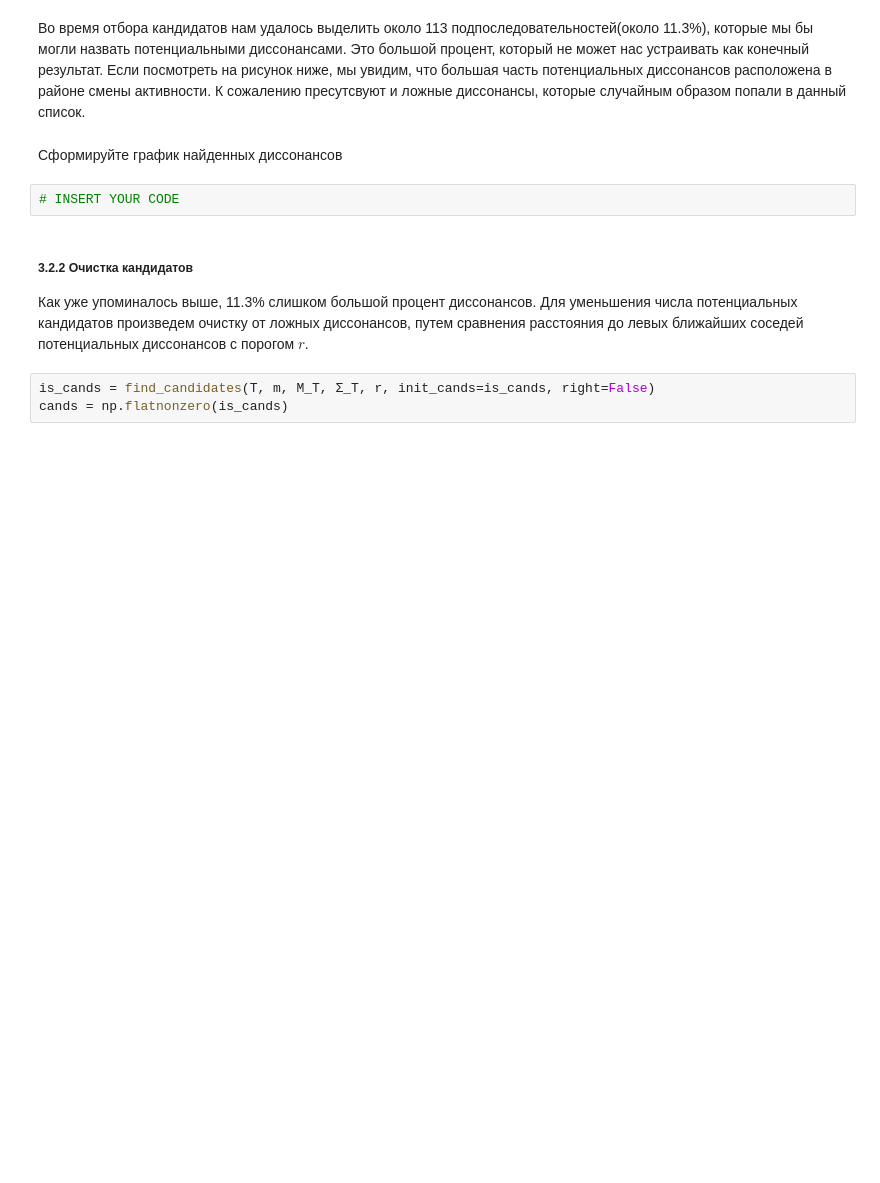
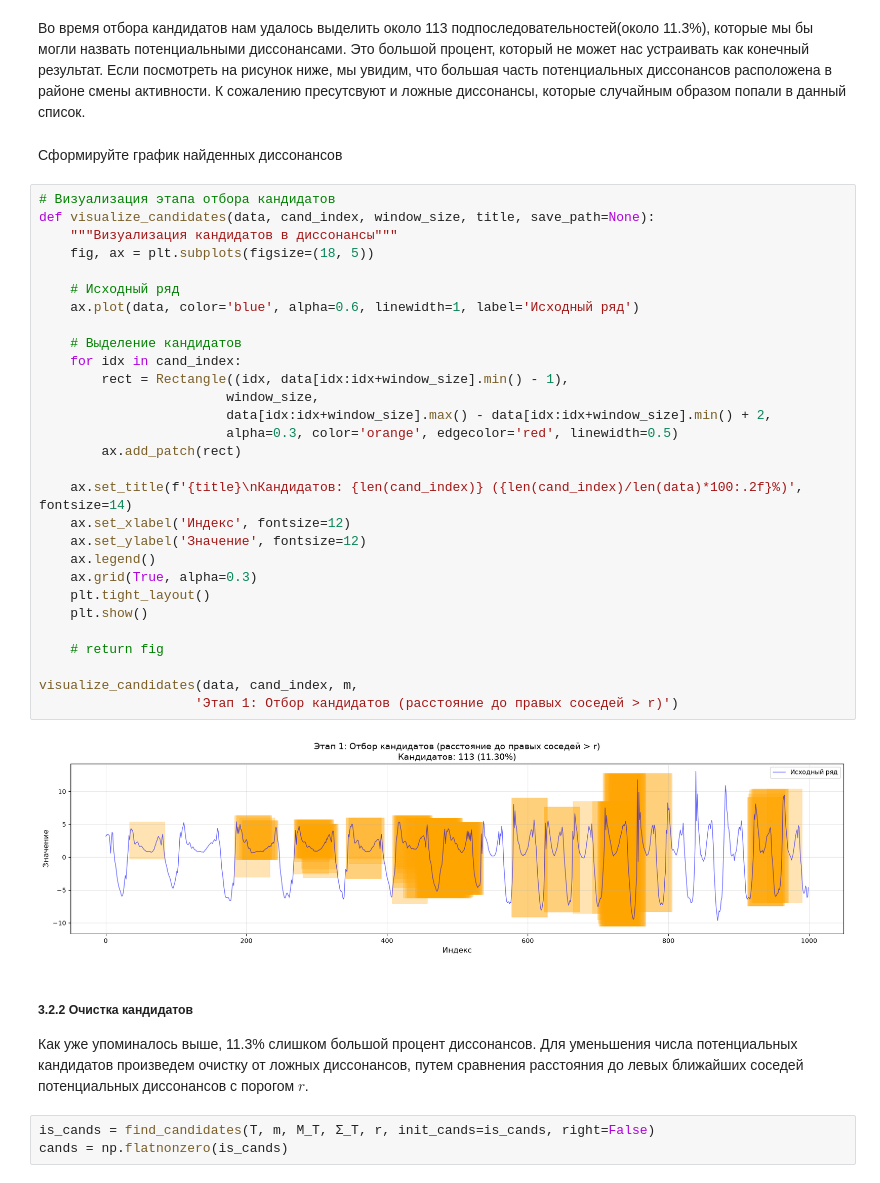
Before and after one commit to ke103rga/2026-Razuev-TimeSeriesCourse, a Jupyter notebook: practice/03 Discords/03 Discords.ipynb, the cells around one changed output. Cells and saved outputs as stored; diff of their text form; blank space fills up the shorter version.

```diff
--- a/practice/03 Discords/03 Discords.ipynb
+++ b/practice/03 Discords/03 Discords.ipynb
@@ -168,7 +397,36 @@ print(f'{len(cand_index)} {len(cand_index)/len(data)*100} %')
 # %% [markdown]
 Сформируйте график найденных диссонансов
 # %%
-# INSERT YOUR CODE
+# Визуализация этапа отбора кандидатов
+def visualize_candidates(data, cand_index, window_size, title, save_path=None):
+    """Визуализация кандидатов в диссонансы"""
+    fig, ax = plt.subplots(figsize=(18, 5))
+
+    # Исходный ряд
+    ax.plot(data, color='blue', alpha=0.6, linewidth=1, label='Исходный ряд')
+
+    # Выделение кандидатов
+    for idx in cand_index:
+        rect = Rectangle((idx, data[idx:idx+window_size].min() - 1),
+                        window_size,
+                        data[idx:idx+window_size].max() - data[idx:idx+window_size].min() + 2,
+                        alpha=0.3, color='orange', edgecolor='red', linewidth=0.5)
+        ax.add_patch(rect)
+
+    ax.set_title(f'{title}\nКандидатов: {len(cand_index)} ({len(cand_index)/len(data)*100:.2f}%)', fontsize=14)
+    ax.set_xlabel('Индекс', fontsize=12)
+    ax.set_ylabel('Значение', fontsize=12)
+    ax.legend()
+    ax.grid(True, alpha=0.3)
+    plt.tight_layout()
+    plt.show()
+
+    # return fig
+
+visualize_candidates(data, cand_index, m,
+                    'Этап 1: Отбор кандидатов (расстояние до правых соседей > r)')
+# %% [output]
+[figure, added]
 # %% [markdown]
 ##### 3.2.2 Очистка кандидатов
 Как уже упоминалось выше, 11.3% слишком большой процент диссонансов.
```
Also changed, not shown: parts of 30 cells of this notebook, 1 other file.
